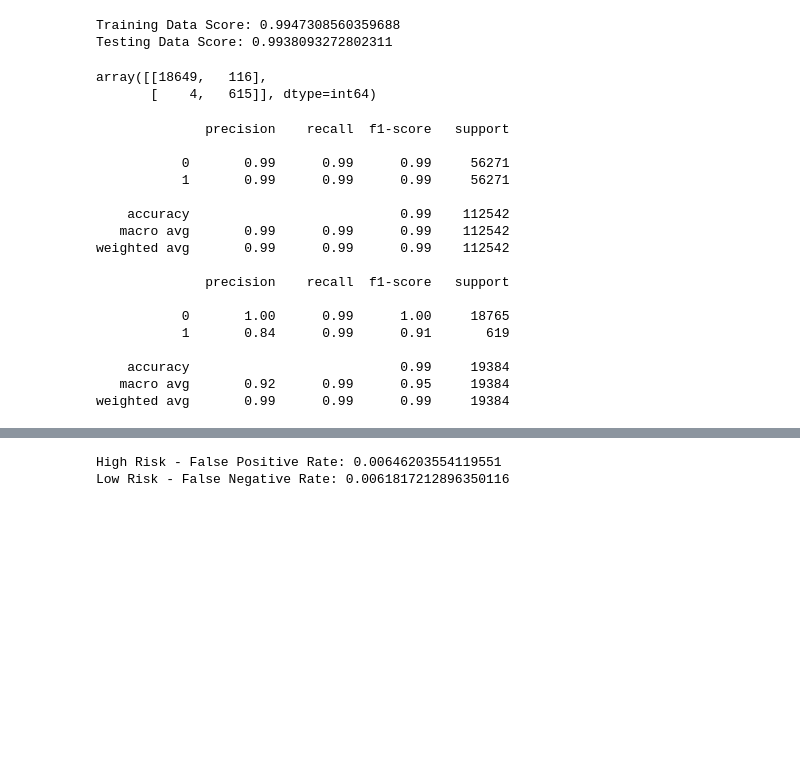
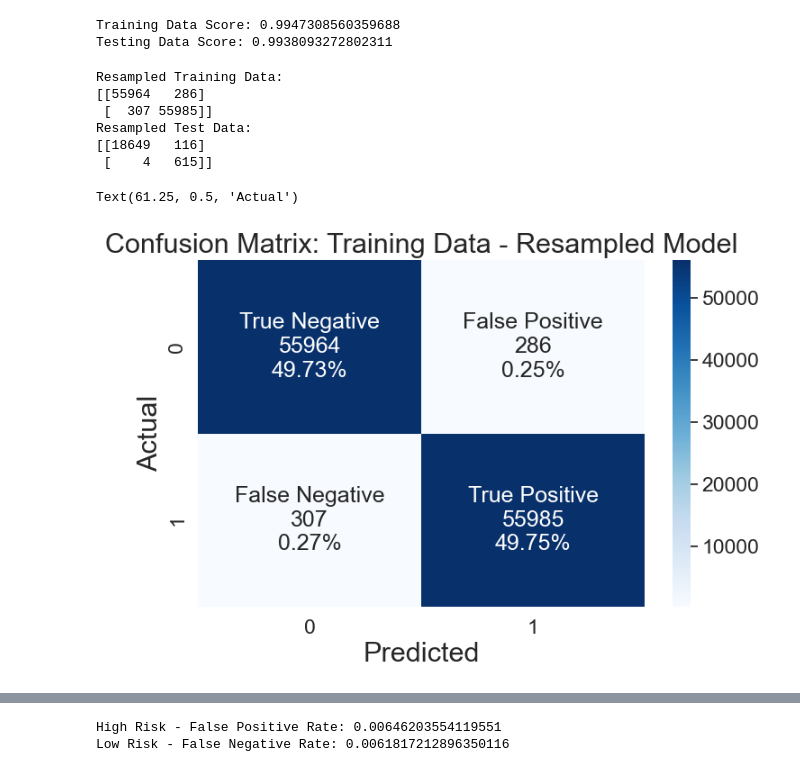
Before and after one commit to jerskine42/ftb12_Supervised_Learning, a Jupyter notebook: code/credit_risk_resampling.ipynb, the cells around one changed output, grey strips where cells are left out. Saved outputs shown, nothing was run; the diff lists cells and outputs as text; code cells hidden in the pictures; blank space fills up the shorter version.

Commit message:
competed report and updated jupyter notebook and readme

```diff
--- a/code/credit_risk_resampling.ipynb
+++ b/code/credit_risk_resampling.ipynb
@@ -387,29 +484,42 @@ Training Data Score: 0.9947308560359688
 Testing Data Score: 0.9938093272802311
 # %%
 # Generate a confusion matrix for the model
-confusion_matrix(y_test, y_test_pred_resampled)
+print(f'Resampled Training Data: \n{confusion_matrix(y_training_resampled_predictions, y_resampled)}')
+print(f'Resampled Test Data: \n{confusion_matrix(y_test, y_test_pred_resampled)}')
 # %% [output]
-array([[18649,   116],
-       [    4,   615]], dtype=int64)
+Resampled Training Data:
+[[55964   286]
+ [  307 55985]]
+Resampled Test Data:
+[[18649   116]
+ [    4   615]]
-# %%
-# Print the classification report for the model
-print(classification_report(y_resampled, y_training_resampled_predictions))
-print(classification_report(y_test, y_test_pred_resampled))
-# %% [output]
-              precision    recall  f1-score   support
-
-           0       0.99      0.99      0.99     56271
-           1       0.99      0.99      0.99     56271
-
-    accuracy                           0.99    112542
-   macro avg       0.99      0.99      0.99    112542
-weighted avg       0.99      0.99      0.99    112542
-
-              precision    recall  f1-score   support
-
-           0       1.00      0.99      1.00     18765
-           1       0.84      0.99      0.91       619
-
-    accuracy                           0.99     19384
-   macro avg       0.92      0.99      0.95     19384
-weighted avg       0.99      0.99      0.99     19384
+# %%
+# Visualize Confusion Matrix as a Heatmap
+
+# Set Confusion Matrix variable
+cf_matrix = confusion_matrix(y_training_resampled_predictions, y_resampled)
+
+# Print cf as a heat map
+group_names = ['True Negative','False Positive','False Negative','True Positive']
+group_counts = ["{0:0.0f}".format(value) for value in
+                cf_matrix.flatten()]
+group_percentages = ["{0:.2%}".format(value) for value in
+                     cf_matrix.flatten()/np.sum(cf_matrix)]
+labels = [f"{v1}\n{v2}\n{v3}" for v1, v2, v3 in
+          zip(group_names,group_counts,group_percentages)]
+labels = np.asarray(labels).reshape(2,2)
+
+plt.figure(figsize=(8, 5))
+sns.set(font_scale=1.5)
+
+sns.heatmap(cf_matrix, annot=labels, fmt='', cmap='Blues') #, title = 'Confusion Matrix: Imbalanced Training Data')
+
+plt.title('Confusion Matrix: Training Data - Resampled Model',fontsize=22)
+plt.xlabel('Predicted',fontsize=22)
+plt.ylabel('Actual',fontsize=22)
+
+# Referance: https://medium.com/@dtuk81/confusion-matrix-visualization-fc31e3f30fea
+# Referance: https://towardsdatascience.com/5-ways-to-use-a-seaborn-heatmap-python-tutorial-c79950f5add3
+# %% [output]
+Text(61.25, 0.5, 'Actual')
+[figure, added]
```
Also changed, not shown: parts of 11 cells of this notebook, 12 other files.
